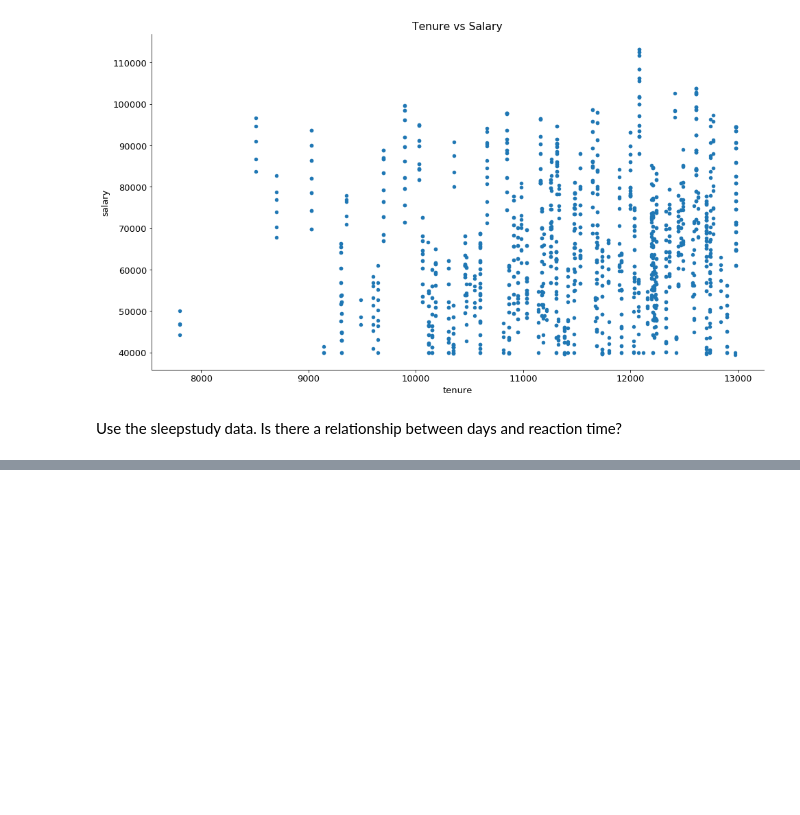
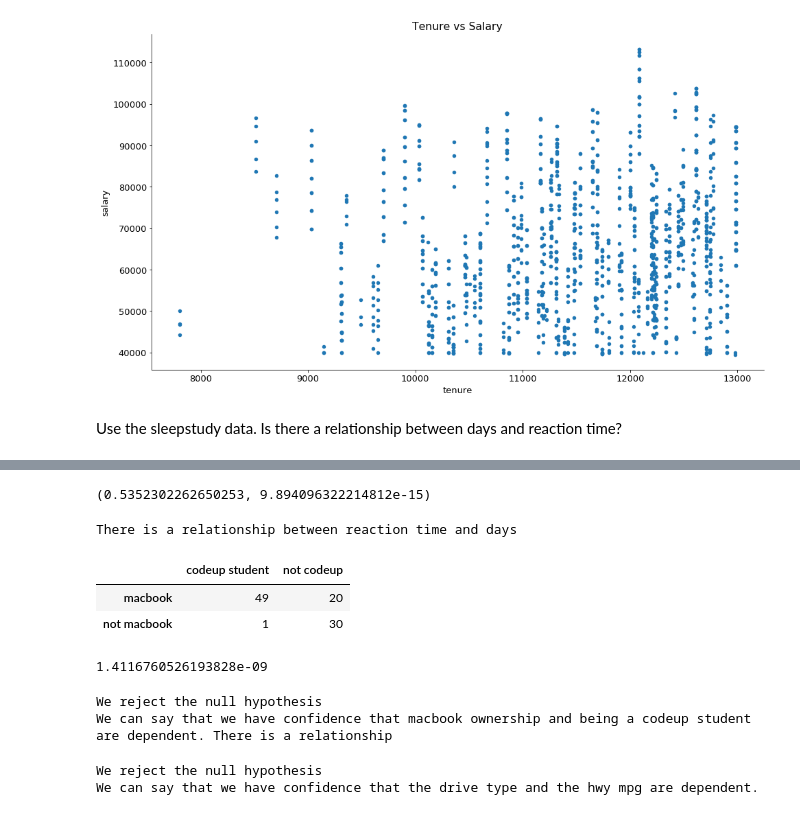
Before and after one commit to Gabby-B-B/statistics-exercises, a Jupyter notebook: hypothesis_testing.ipynb, the cells around one changed output, grey strips where cells are left out. Cells and saved outputs as stored; diff of their text form; code cells hidden in the pictures; blank space fills up the shorter version.

Commit message:
hypothesis testing

```diff
--- a/hypothesis_testing.ipynb
+++ b/hypothesis_testing.ipynb
@@ -496,0 +633,58 @@ df = pd.DataFrame(sleep)
+# %%
+corr, p = stats.pearsonr(df.Reaction, df.Days)
+
+corr, p
+# %% [output]
+(0.5352302262650253, 9.894096322214812e-15)
+# %%
+alpha = .05
+p < alpha
+print("There is a relationship between reaction time and days")
+# %% [output]
+There is a relationship between reaction time and days
+# %%
+computer_usage = pd.DataFrame([[49, 20], [1, 30]])
+computer_usage.columns = ["codeup student", "not codeup"]
+computer_usage.index = ["macbook", "not macbook"]
+computer_usage
+# %% [output]
+|  | codeup student | not codeup |
+| macbook | 49 | 20 |
+| not macbook | 1 | 30 |
+# %%
+chi2, p, degf, expected = stats.chi2_contingency(computer_usage)
+
+# probability of observing the results given the null hypothesis is true
+p
+# %% [output]
+1.4116760526193828e-09
+# %%
+null_hypothesis = "having a macbook and being a codeup student are independent."
+alternative_hypothesis = "macbook ownership and being a codeup student are dependent. There is a relationship"
+
+alpha = .05
+
+if p < alpha:
+    print("We reject the null hypothesis")
+    print("We can say that we have confidence that", alternative_hypothesis)
+else:
+    print("We fail to reject the null")
+# %% [output]
+We reject the null hypothesis
+We can say that we have confidence that macbook ownership and being a codeup student are dependent. There is a relationship
+# %%
+null_hypothesis = "the drive type and the hwy mpg are independent."
+alternative_hypothesis= "the drive type and the hwy mpg are dependent."
+observed = pd.crosstab(mpg.drv, mpg.hwy)
+chi2, p, degf, expected = stats.chi2_contingency(observed)
+p
+alpha = .05
+
+if p < alpha:
+    print("We reject the null hypothesis")
+    print("We can say that we have confidence that", alternative_hypothesis)
+else:
+    print("We fail to reject the null that", null_hypothesis)
+# %% [output]
+We reject the null hypothesis
+We can say that we have confidence that the drive type and the hwy mpg are dependent.
```
Also changed, not shown: parts of 26 cells of this notebook.
